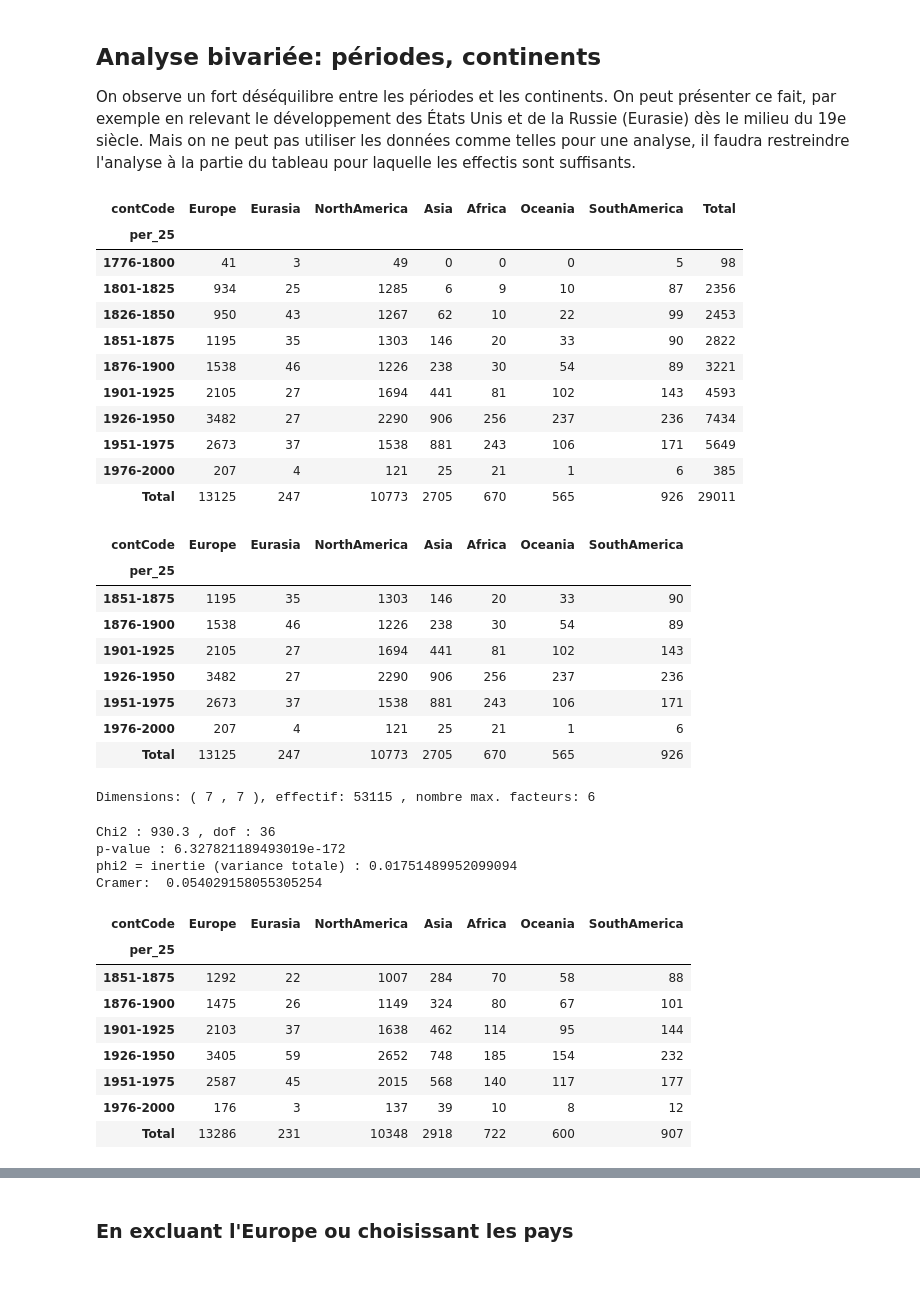
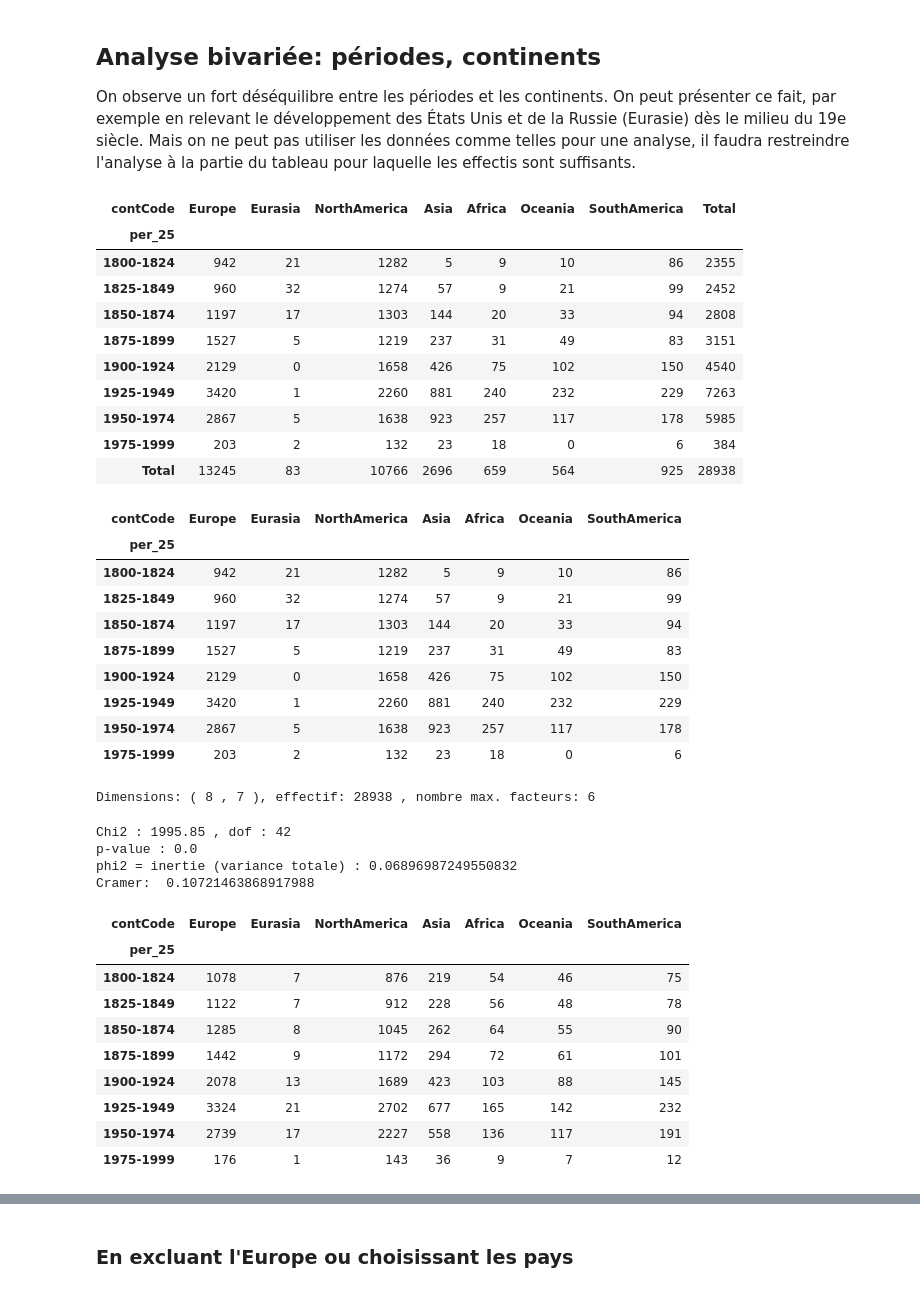
Before and after one commit to TanguyGodat/Judges, a Jupyter notebook: jupyter_notebook/wdt_bivariee_generations_continents_triplestore.ipynb, the cells around one changed output, grey strips where cells are left out. Saved outputs shown, nothing was run; the diff lists cells and outputs as text; code cells hidden in the pictures.

```diff
--- a/jupyter_notebook/wdt_bivariee_generations_continents_triplestore.ipynb
+++ b/jupyter_notebook/wdt_bivariee_generations_continents_triplestore.ipynb
@@ -378,6 +378,6 @@ fig = ljt.plot(kind='barh', stacked=True, figsize=(15,3), color=col_palette, wid
 ### Créer une liste d'années pour séparer en périodes de 25 ans
 # noter que la dernière année sera exclue,
 # elle donc doit être supérieure à la valeur maximale
-l_25 = list(range(1751, 2025, 25))
+l_25 = list(range(1800, 2001, 25))
 print(l_25[:5],l_25[-5:], len(l_25)-1)
 # %% [output]
@@ -502,34 +499,34 @@ ddf
 # %% [output]
 | contCode | Europe | Eurasia | NorthAmerica | Asia | Africa | Oceania | SouthAmerica | Total |
 | per_25 |  |  |  |  |  |  |  |  |
-| 1776-1800 | 41 | 3 | 49 | 0 | 0 | 0 | 5 | 98 |
-| 1801-1825 | 934 | 25 | 1285 | 6 | 9 | 10 | 87 | 2356 |
-| 1826-1850 | 950 | 43 | 1267 | 62 | 10 | 22 | 99 | 2453 |
-| 1851-1875 | 1195 | 35 | 1303 | 146 | 20 | 33 | 90 | 2822 |
-| 1876-1900 | 1538 | 46 | 1226 | 238 | 30 | 54 | 89 | 3221 |
-| 1901-1925 | 2105 | 27 | 1694 | 441 | 81 | 102 | 143 | 4593 |
-| 1926-1950 | 3482 | 27 | 2290 | 906 | 256 | 237 | 236 | 7434 |
-| 1951-1975 | 2673 | 37 | 1538 | 881 | 243 | 106 | 171 | 5649 |
-| 1976-2000 | 207 | 4 | 121 | 25 | 21 | 1 | 6 | 385 |
-| Total | 13125 | 247 | 10773 | 2705 | 670 | 565 | 926 | 29011 |
+| 1800-1824 | 942 | 21 | 1282 | 5 | 9 | 10 | 86 | 2355 |
+| 1825-1849 | 960 | 32 | 1274 | 57 | 9 | 21 | 99 | 2452 |
+| 1850-1874 | 1197 | 17 | 1303 | 144 | 20 | 33 | 94 | 2808 |
+| 1875-1899 | 1527 | 5 | 1219 | 237 | 31 | 49 | 83 | 3151 |
+| 1900-1924 | 2129 | 0 | 1658 | 426 | 75 | 102 | 150 | 4540 |
+| 1925-1949 | 3420 | 1 | 2260 | 881 | 240 | 232 | 229 | 7263 |
+| 1950-1974 | 2867 | 5 | 1638 | 923 | 257 | 117 | 178 | 5985 |
+| 1975-1999 | 203 | 2 | 132 | 23 | 18 | 0 | 6 | 384 |
+| Total | 13245 | 83 | 10766 | 2696 | 659 | 564 | 925 | 28938 |
 # %%
 ### Production du tableau à analyser
 ## Noter que pour que l'analyse soit significative en
 # termes de Chi-2 il faudrait partir de la ligne quatre
 # Aussi, la dernière ligne est probablement incomplète
 # en termes de génération
-D = ddf.iloc[3:10,:-1].copy(deep=True)
+D = ddf.iloc[:-1,:-1].copy(deep=True) #.iloc
 D
 # %% [output]
 | contCode | Europe | Eurasia | NorthAmerica | Asia | Africa | Oceania | SouthAmerica |
 | per_25 |  |  |  |  |  |  |  |
-| 1851-1875 | 1195 | 35 | 1303 | 146 | 20 | 33 | 90 |
-| 1876-1900 | 1538 | 46 | 1226 | 238 | 30 | 54 | 89 |
-| 1901-1925 | 2105 | 27 | 1694 | 441 | 81 | 102 | 143 |
-| 1926-1950 | 3482 | 27 | 2290 | 906 | 256 | 237 | 236 |
-| 1951-1975 | 2673 | 37 | 1538 | 881 | 243 | 106 | 171 |
-| 1976-2000 | 207 | 4 | 121 | 25 | 21 | 1 | 6 |
-| Total | 13125 | 247 | 10773 | 2705 | 670 | 565 | 926 |
+| 1800-1824 | 942 | 21 | 1282 | 5 | 9 | 10 | 86 |
+| 1825-1849 | 960 | 32 | 1274 | 57 | 9 | 21 | 99 |
+| 1850-1874 | 1197 | 17 | 1303 | 144 | 20 | 33 | 94 |
+| 1875-1899 | 1527 | 5 | 1219 | 237 | 31 | 49 | 83 |
+| 1900-1924 | 2129 | 0 | 1658 | 426 | 75 | 102 | 150 |
+| 1925-1949 | 3420 | 1 | 2260 | 881 | 240 | 232 | 229 |
+| 1950-1974 | 2867 | 5 | 1638 | 923 | 257 | 117 | 178 |
+| 1975-1999 | 203 | 2 | 132 | 23 | 18 | 0 | 6 |
 # %%
 ## Nombre de modalités ligne
 K = D.shape[0]
@@ -542,7 +539,7 @@ Hmax = np.min([K-1,L-1])
 
 print('Dimensions: (', K, ',', L, '), effectif:', n, ', nombre max. facteurs:', Hmax)
 # %% [output]
-Dimensions: ( 7 , 7 ), effectif: 53115 , nombre max. facteurs: 6
+Dimensions: ( 8 , 7 ), effectif: 28938 , nombre max. facteurs: 6
 # %%
 ### Valeurs produites par la fonction de la librairie 'stats'
 statistic, p, dof, expected = stats.chi2_contingency(D)
@@ -563,10 +560,10 @@ dfe = round(pd.DataFrame(expected),4)
 vc = stats.contingency.association(D, method='cramer')
 print('Cramer: ', vc)
 # %% [output]
-Chi2 : 930.3 , dof : 36
-p-value : 6.327821189493019e-172
-phi2 = inertie (variance totale) : 0.01751489952099094
-Cramer:  0.054029158055305254
+Chi2 : 1995.85 , dof : 42
+p-value : 0.0
+phi2 = inertie (variance totale) : 0.06896987249550832
+Cramer:  0.10721463868917988
 # %%
 ### Situation à l'indépendance
 
@@ -577,13 +574,14 @@ indep.round(0).astype(int)
 # %% [output]
 | contCode | Europe | Eurasia | NorthAmerica | Asia | Africa | Oceania | SouthAmerica |
 | per_25 |  |  |  |  |  |  |  |
-| 1851-1875 | 1292 | 22 | 1007 | 284 | 70 | 58 | 88 |
-| 1876-1900 | 1475 | 26 | 1149 | 324 | 80 | 67 | 101 |
-| 1901-1925 | 2103 | 37 | 1638 | 462 | 114 | 95 | 144 |
-| 1926-1950 | 3405 | 59 | 2652 | 748 | 185 | 154 | 232 |
-| 1951-1975 | 2587 | 45 | 2015 | 568 | 140 | 117 | 177 |
-| 1976-2000 | 176 | 3 | 137 | 39 | 10 | 8 | 12 |
-| Total | 13286 | 231 | 10348 | 2918 | 722 | 600 | 907 |
+| 1800-1824 | 1078 | 7 | 876 | 219 | 54 | 46 | 75 |
+| 1825-1849 | 1122 | 7 | 912 | 228 | 56 | 48 | 78 |
+| 1850-1874 | 1285 | 8 | 1045 | 262 | 64 | 55 | 90 |
+| 1875-1899 | 1442 | 9 | 1172 | 294 | 72 | 61 | 101 |
+| 1900-1924 | 2078 | 13 | 1689 | 423 | 103 | 88 | 145 |
+| 1925-1949 | 3324 | 21 | 2702 | 677 | 165 | 142 | 232 |
+| 1950-1974 | 2739 | 17 | 2227 | 558 | 136 | 117 | 191 |
+| 1975-1999 | 176 | 1 | 143 | 36 | 9 | 7 | 12 |
 # %%
 D
 # %% [output]
```
Also changed, not shown: parts of 44 cells of this notebook, 27 other files.
